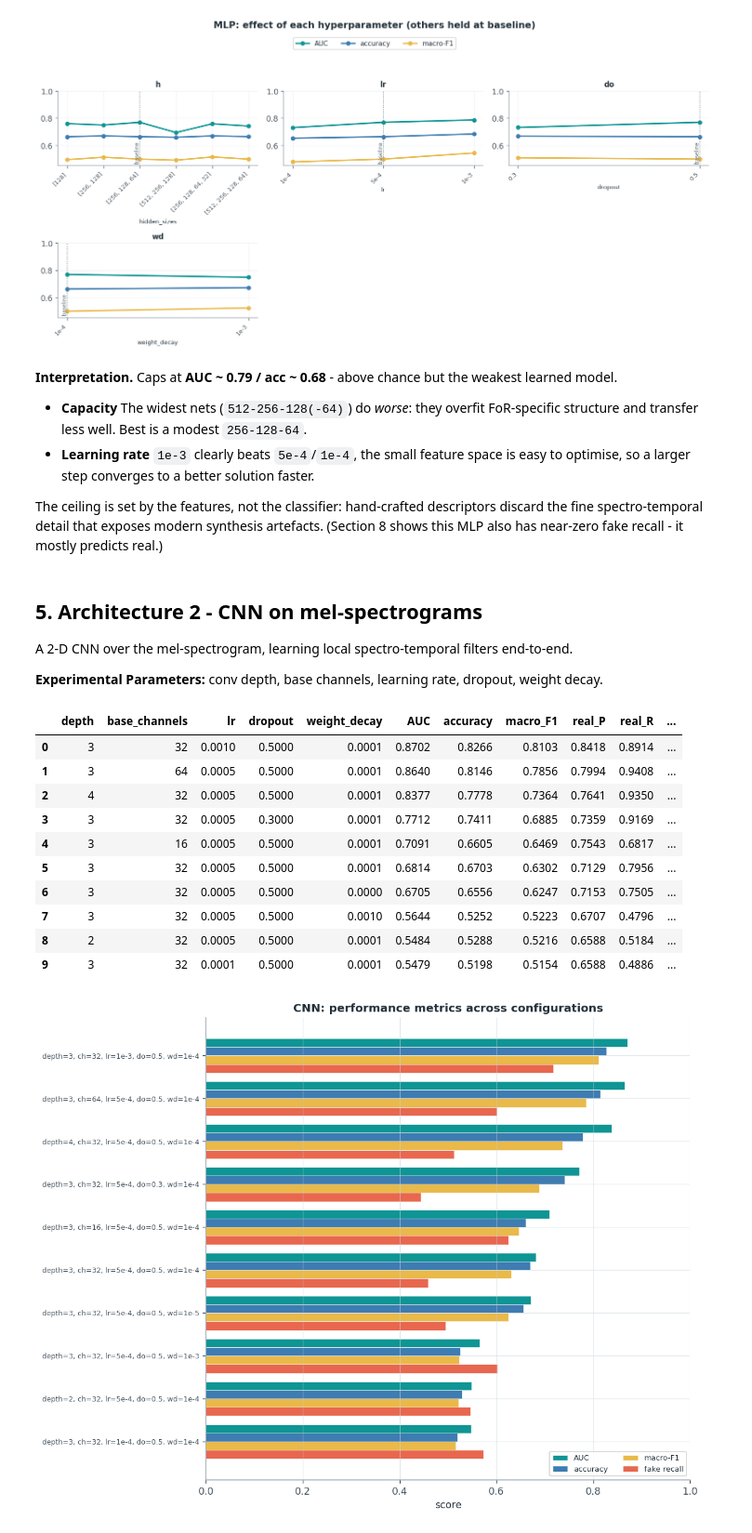
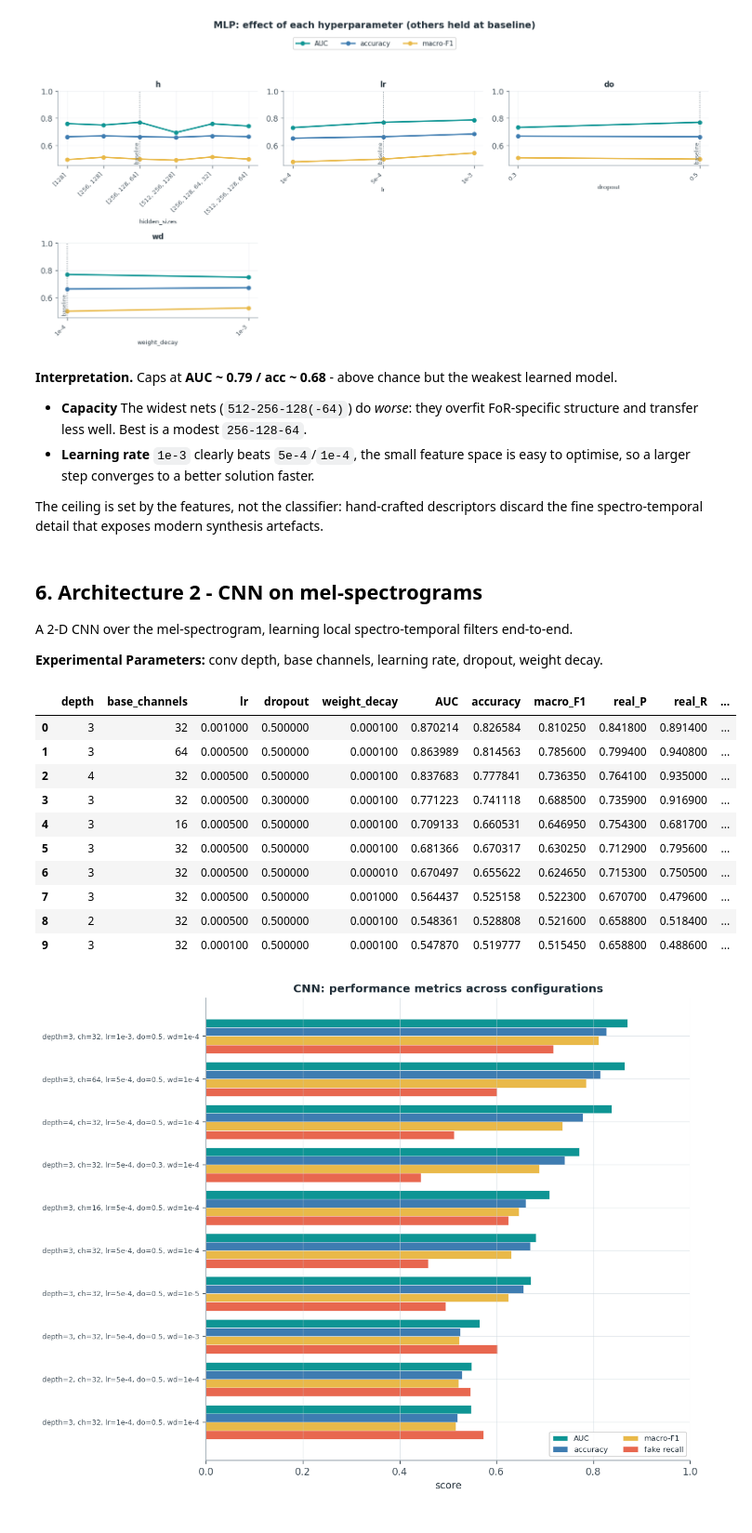
Before and after one commit to KonstaninosKaimakis/audio-deepfake-detection-DL, a Jupyter notebook: report.ipynb, the cells around one changed output. Shown at 93% size. Cells and saved outputs as stored; diff of their text form; code cells hidden in the pictures.

```diff
--- a/report.ipynb
+++ b/report.ipynb
@@ -234,4 +264,10 @@ def plot_hparam_effects(fam, sub, metrics=("AUC", "accuracy", "macro_F1")):
     plt.show()
 # %% [output]
 Runs per family: {'MLP': 10, 'CNN': 10, 'CRNN': 10, 'RNN': 10}
+# %%
+def style_table(df):
+    """Apply red→green gradient to AUC, fake_R, and fake_F1 columns only (fixed scale 0.5–1.0)."""
+    cols = [c for c in ["AUC", "ITW_AUC", "ITW_fake_recall", "ITW_fake_F1", "fake_R", "fake_F1"]
+            if c in df.columns]
+    return df.style.background_gradient(subset=cols, cmap="RdYlGn", vmin=0.5, vmax=1.0)
 # %% [markdown]
@@ -267,26 +303,26 @@ plot_hparam_effects("MLP", "nn_experiments/simple_nn")
 - **Capacity** The widest nets (`512-256-128(-64)`) do *worse*: they overfit FoR-specific structure and transfer less well. Best is a modest `256-128-64`.
 - **Learning rate** `1e-3` clearly beats `5e-4`/`1e-4`, the small feature space is easy to optimise, so a larger step converges to a better solution faster.
 
-The ceiling is set by the features, not the classifier: hand-crafted descriptors discard the fine spectro-temporal detail that exposes modern synthesis artefacts. (Section 8 shows this MLP also has near-zero fake recall - it mostly predicts real.)
+The ceiling is set by the features, not the classifier: hand-crafted descriptors discard the fine spectro-temporal detail that exposes modern synthesis artefacts.
 # %% [markdown]
-## 5. Architecture 2 - CNN on mel-spectrograms
+## 6. Architecture 2 - CNN on mel-spectrograms
 A 2-D CNN over the mel-spectrogram, learning local spectro-temporal filters end-to-end.
 
 **Experimental Parameters:** conv depth, base channels, learning rate, dropout, weight decay.
 # %%
-family_table("CNN", "cnn_experiments/cnn")
+style_table(family_table("CNN", "cnn_experiments/cnn"))
 # %% [output]
 |  | depth | base_channels | lr | dropout | weight_decay | AUC | accuracy | macro_F1 | real_P | real_R | ... |
-| 0 | 3 | 32 | 0.0010 | 0.5000 | 0.0001 | 0.8702 | 0.8266 | 0.8103 | 0.8418 | 0.8914 | ... |
-| 1 | 3 | 64 | 0.0005 | 0.5000 | 0.0001 | 0.8640 | 0.8146 | 0.7856 | 0.7994 | 0.9408 | ... |
-| 2 | 4 | 32 | 0.0005 | 0.5000 | 0.0001 | 0.8377 | 0.7778 | 0.7364 | 0.7641 | 0.9350 | ... |
-| 3 | 3 | 32 | 0.0005 | 0.3000 | 0.0001 | 0.7712 | 0.7411 | 0.6885 | 0.7359 | 0.9169 | ... |
-| 4 | 3 | 16 | 0.0005 | 0.5000 | 0.0001 | 0.7091 | 0.6605 | 0.6469 | 0.7543 | 0.6817 | ... |
-| 5 | 3 | 32 | 0.0005 | 0.5000 | 0.0001 | 0.6814 | 0.6703 | 0.6302 | 0.7129 | 0.7956 | ... |
-| 6 | 3 | 32 | 0.0005 | 0.5000 | 0.0000 | 0.6705 | 0.6556 | 0.6247 | 0.7153 | 0.7505 | ... |
-| 7 | 3 | 32 | 0.0005 | 0.5000 | 0.0010 | 0.5644 | 0.5252 | 0.5223 | 0.6707 | 0.4796 | ... |
-| 8 | 2 | 32 | 0.0005 | 0.5000 | 0.0001 | 0.5484 | 0.5288 | 0.5216 | 0.6588 | 0.5184 | ... |
-| 9 | 3 | 32 | 0.0001 | 0.5000 | 0.0001 | 0.5479 | 0.5198 | 0.5154 | 0.6588 | 0.4886 | ... |
+| 0 | 3 | 32 | 0.001000 | 0.500000 | 0.000100 | 0.870214 | 0.826584 | 0.810250 | 0.841800 | 0.891400 | ... |
+| 1 | 3 | 64 | 0.000500 | 0.500000 | 0.000100 | 0.863989 | 0.814563 | 0.785600 | 0.799400 | 0.940800 | ... |
+| 2 | 4 | 32 | 0.000500 | 0.500000 | 0.000100 | 0.837683 | 0.777841 | 0.736350 | 0.764100 | 0.935000 | ... |
+| 3 | 3 | 32 | 0.000500 | 0.300000 | 0.000100 | 0.771223 | 0.741118 | 0.688500 | 0.735900 | 0.916900 | ... |
+| 4 | 3 | 16 | 0.000500 | 0.500000 | 0.000100 | 0.709133 | 0.660531 | 0.646950 | 0.754300 | 0.681700 | ... |
+| 5 | 3 | 32 | 0.000500 | 0.500000 | 0.000100 | 0.681366 | 0.670317 | 0.630250 | 0.712900 | 0.795600 | ... |
+| 6 | 3 | 32 | 0.000500 | 0.500000 | 0.000010 | 0.670497 | 0.655622 | 0.624650 | 0.715300 | 0.750500 | ... |
+| 7 | 3 | 32 | 0.000500 | 0.500000 | 0.001000 | 0.564437 | 0.525158 | 0.522300 | 0.670700 | 0.479600 | ... |
+| 8 | 2 | 32 | 0.000500 | 0.500000 | 0.000100 | 0.548361 | 0.528808 | 0.521600 | 0.658800 | 0.518400 | ... |
+| 9 | 3 | 32 | 0.000100 | 0.500000 | 0.000100 | 0.547870 | 0.519777 | 0.515450 | 0.658800 | 0.488600 | ... |
 # %%
 plot_family("CNN", "cnn_experiments/cnn")
 # %% [output]
```
Also changed, not shown: parts of 20 cells of this notebook.
